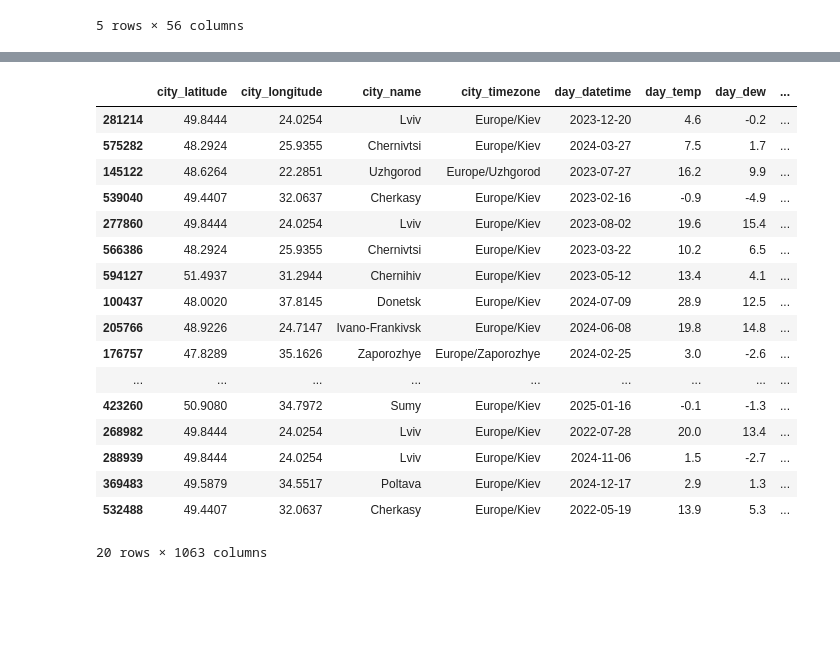
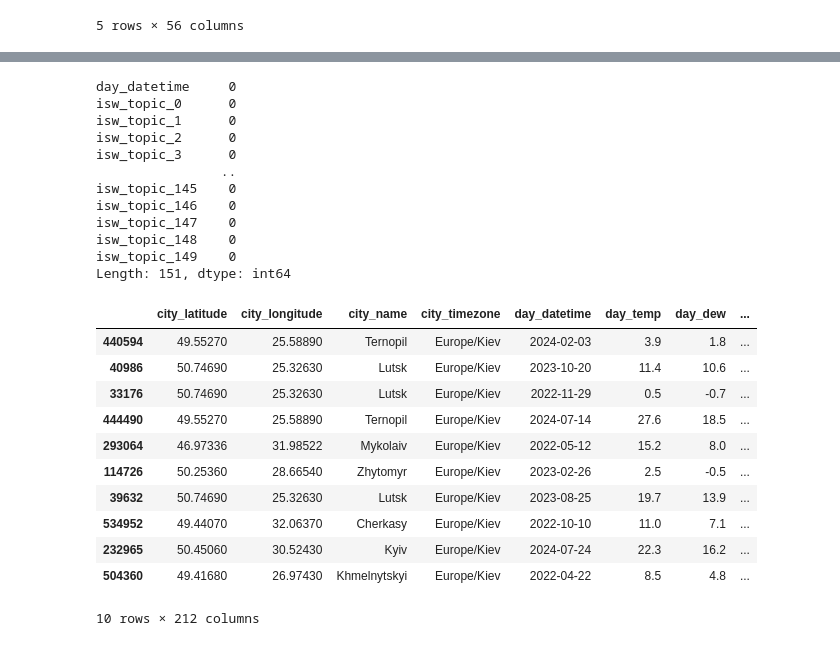
Before and after one commit to khorunzhaviktoriia/war-events-predictor-saas, a Jupyter notebook: forecasting/data_merge_feature_engineering.ipynb, the cells around one changed output, grey strips where cells are left out. Drawn from its saved outputs; the diff is of its cells as text; code cells hidden in the pictures; blank space fills up the shorter version.

```diff
--- a/forecasting/data_merge_feature_engineering.ipynb
+++ b/forecasting/data_merge_feature_engineering.ipynb
@@ -24,7 +24,7 @@ import json
 df_weather = pd.read_csv("../data/weather_processed.csv")
 df_war_events = pd.read_csv("../data/war_events_processed.csv")
 df_isw = pd.read_csv("../data/isw_processed.csv")
-df_isw_matrix = pd.read_csv("../data/matrix_isw.csv")
+df_isw_matrix = pd.read_csv("../data/isw_processed_svd.csv")
 df_tg = pd.read_csv("../data/telegram_processed.csv")
 # %%
 df_weather['datetime_hour'] = pd.to_datetime(df_weather['datetime_hour'], errors="coerce")
@@ -182,6 +166,6 @@ def calculate_hours_since_last(series):
 
 df_final['hours_since_last_alarm'] = df_final.groupby('region_id')['alarm_active'].transform(calculate_hours_since_last)
 # %%
-df_final['neighbour_alarms'] = df_final['neighbour_alarms'].astype(int)
+"""df_final['neighbour_alarms'] = df_final['neighbour_alarms'].astype(int)
 df_final['alarms_in_last_24h'] = df_final['alarms_in_last_24h'].astype(int)
-df_final['alarm_in_last_hour'] = df_final['alarm_in_last_hour'].fillna(0).astype(int)
+df_final['alarm_in_last_hour'] = df_final['alarm_in_last_hour'].fillna(0).astype(int)"""
@@ -188,3 +174,8 @@ df_final['alarm_in_last_hour'] = df_final['alarm_in_last_hour'].fillna(0).astype
+# %%
+df_final["alarm_lag_1"] = df_final.groupby("region_id")["alarm_active"].shift(1)
+df_final["alarm_lag_3"] = df_final.groupby("region_id")["alarm_active"].shift(3)
+df_final["alarm_lag_6"] = df_final.groupby("region_id")["alarm_active"].shift(6)
+df_final["alarm_lag_12"] = df_final.groupby("region_id")["alarm_active"].shift(12)
 # %%
 df_final.sample(20)
 # %% [output]
@@ -225,32 +216,40 @@ df_isw_matrix.sample(10)
 df_isw_matrix["date"] = pd.to_datetime(df_isw_matrix["date"]) + pd.Timedelta(days=1)
 df_isw_matrix = df_isw_matrix.rename(columns={'date': 'day_datetime'})
 # %%
-df_final['day_datetime'] = pd.to_datetime(df_final['day_datetime'])
-df_isw_matrix['day_datetime'] = pd.to_datetime(df_isw_matrix['day_datetime'])
-df_isw_matrix = df_isw_matrix.fillna(0)
+df_final['day_datetime'] = pd.to_datetime(df_final['day_datetime']).dt.date
+df_isw_matrix['day_datetime'] = pd.to_datetime(df_isw_matrix['day_datetime']).dt.date
+df_isw_matrix = df_isw_matrix.fillna(0, inplace=True)
+df_isw_matrix.isna().sum()
+# %% [output]
+day_datetime     0
+isw_topic_0      0
+isw_topic_1      0
+isw_topic_2      0
+isw_topic_3      0
+                ..
+isw_topic_145    0
+isw_topic_146    0
+isw_topic_147    0
+isw_topic_148    0
+isw_topic_149    0
+Length: 151, dtype: int64
 # %%
 df_final = df_final.merge(df_isw_matrix, on="day_datetime", how="left")
 # %%
-df_final.sample(20)
+df_final.sample(10)
 # %% [output]
 |  | city_latitude | city_longitude | city_name | city_timezone | day_datetime | day_temp | day_dew | ... |
-| 281214 | 49.8444 | 24.0254 | Lviv | Europe/Kiev | 2023-12-20 | 4.6 | -0.2 | ... |
-| 575282 | 48.2924 | 25.9355 | Chernivtsi | Europe/Kiev | 2024-03-27 | 7.5 | 1.7 | ... |
-| 145122 | 48.6264 | 22.2851 | Uzhgorod | Europe/Uzhgorod | 2023-07-27 | 16.2 | 9.9 | ... |
-| 539040 | 49.4407 | 32.0637 | Cherkasy | Europe/Kiev | 2023-02-16 | -0.9 | -4.9 | ... |
-| 277860 | 49.8444 | 24.0254 | Lviv | Europe/Kiev | 2023-08-02 | 19.6 | 15.4 | ... |
-| 566386 | 48.2924 | 25.9355 | Chernivtsi | Europe/Kiev | 2023-03-22 | 10.2 | 6.5 | ... |
-| 594127 | 51.4937 | 31.2944 | Chernihiv | Europe/Kiev | 2023-05-12 | 13.4 | 4.1 | ... |
-| 100437 | 48.0020 | 37.8145 | Donetsk | Europe/Kiev | 2024-07-09 | 28.9 | 12.5 | ... |
-| 205766 | 48.9226 | 24.7147 | Ivano-Frankivsk | Europe/Kiev | 2024-06-08 | 19.8 | 14.8 | ... |
-| 176757 | 47.8289 | 35.1626 | Zaporozhye | Europe/Zaporozhye | 2024-02-25 | 3.0 | -2.6 | ... |
-| ... | ... | ... | ... | ... | ... | ... | ... | ... |
-| 423260 | 50.9080 | 34.7972 | Sumy | Europe/Kiev | 2025-01-16 | -0.1 | -1.3 | ... |
-| 268982 | 49.8444 | 24.0254 | Lviv | Europe/Kiev | 2022-07-28 | 20.0 | 13.4 | ... |
-| 288939 | 49.8444 | 24.0254 | Lviv | Europe/Kiev | 2024-11-06 | 1.5 | -2.7 | ... |
-| 369483 | 49.5879 | 34.5517 | Poltava | Europe/Kiev | 2024-12-17 | 2.9 | 1.3 | ... |
-| 532488 | 49.4407 | 32.0637 | Cherkasy | Europe/Kiev | 2022-05-19 | 13.9 | 5.3 | ... |
+| 440594 | 49.55270 | 25.58890 | Ternopil | Europe/Kiev | 2024-02-03 | 3.9 | 1.8 | ... |
+| 40986 | 50.74690 | 25.32630 | Lutsk | Europe/Kiev | 2023-10-20 | 11.4 | 10.6 | ... |
+| 33176 | 50.74690 | 25.32630 | Lutsk | Europe/Kiev | 2022-11-29 | 0.5 | -0.7 | ... |
+| 444490 | 49.55270 | 25.58890 | Ternopil | Europe/Kiev | 2024-07-14 | 27.6 | 18.5 | ... |
+| 293064 | 46.97336 | 31.98522 | Mykolaiv | Europe/Kiev | 2022-05-12 | 15.2 | 8.0 | ... |
+| 114726 | 50.25360 | 28.66540 | Zhytomyr | Europe/Kiev | 2023-02-26 | 2.5 | -0.5 | ... |
+| 39632 | 50.74690 | 25.32630 | Lutsk | Europe/Kiev | 2023-08-25 | 19.7 | 13.9 | ... |
+| 534952 | 49.44070 | 32.06370 | Cherkasy | Europe/Kiev | 2022-10-10 | 11.0 | 7.1 | ... |
+| 232965 | 50.45060 | 30.52430 | Kyiv | Europe/Kiev | 2024-07-24 | 22.3 | 16.2 | ... |
+| 504360 | 49.41680 | 26.97430 | Khmelnytskyi | Europe/Kiev | 2022-04-22 | 8.5 | 4.8 | ... |
-20 rows × 1063 columns
+10 rows × 212 columns
 # %%
 df_final.isna().sum()
 # %% [output]
```
Also changed, not shown: parts of 15 cells of this notebook.
